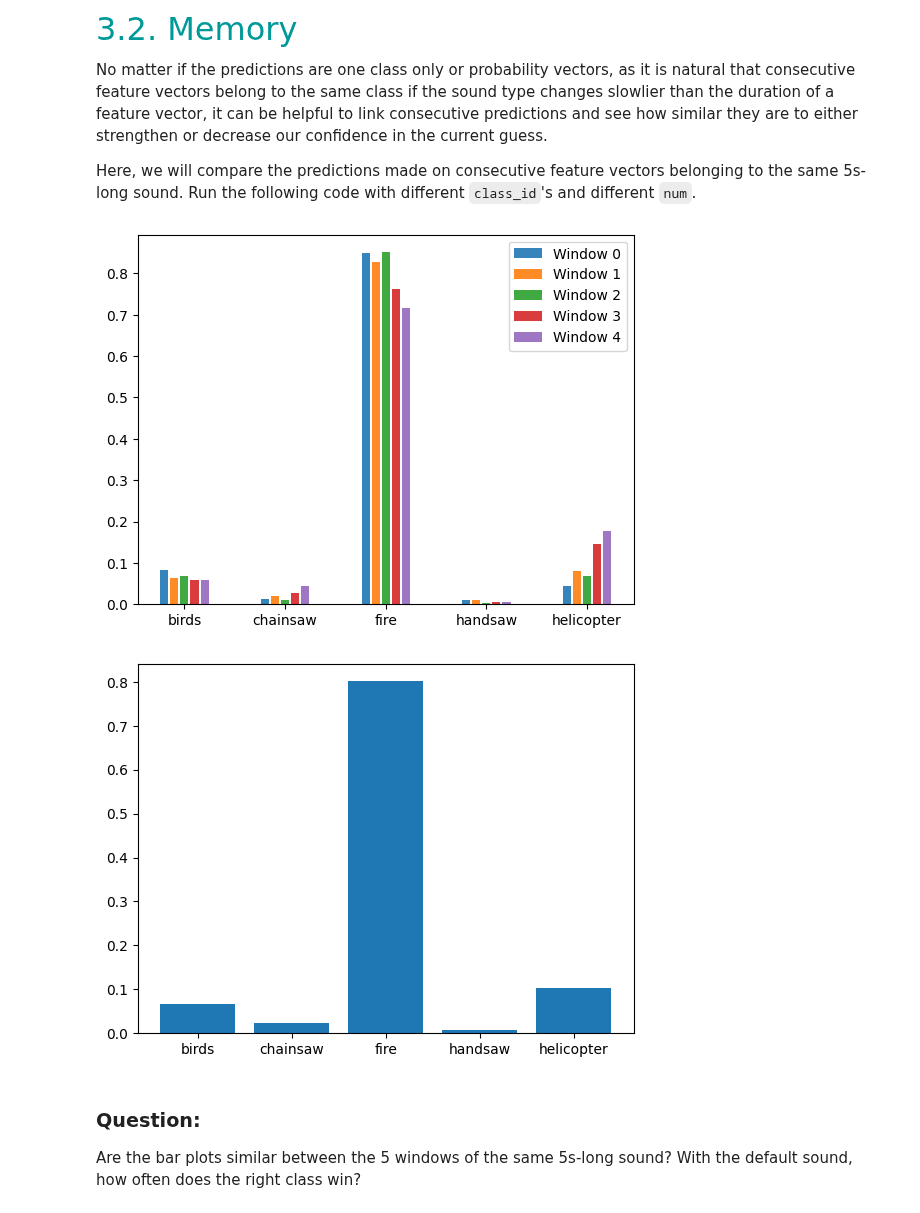
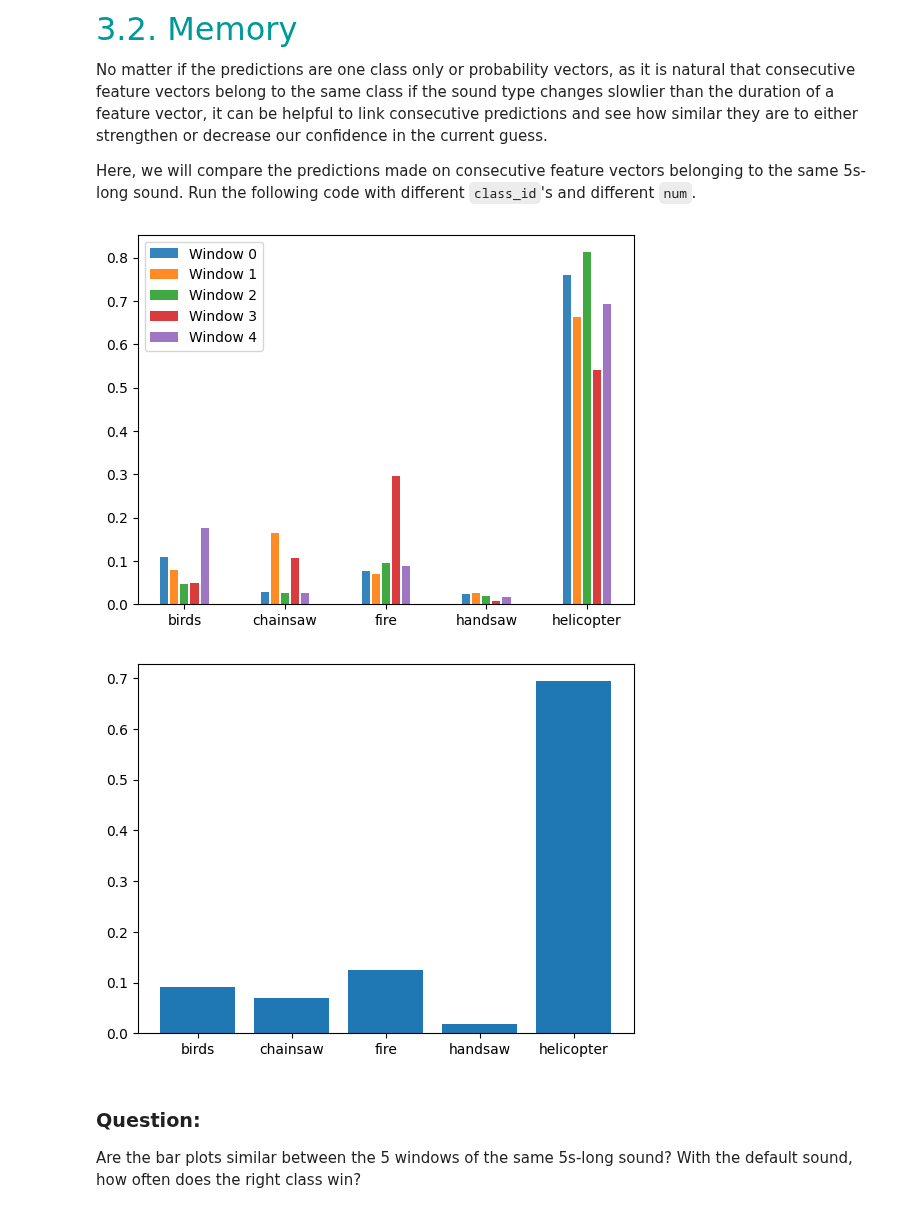
Before and after one commit to LELEC210X/LELEC210X, a Jupyter notebook: classification/h5a3_confidence_and_memory.ipynb, the cells around one changed output. Cells and saved outputs as stored; diff of their text form; code cells hidden in the pictures.

```diff
--- a/classification/h5a3_confidence_and_memory.ipynb
+++ b/classification/h5a3_confidence_and_memory.ipynb
@@ -60,7 +60,7 @@ Don't forget to normalize your feature vectors as well as reduce their dimension
 ### TO COMPLETE - Uncomment the following line
 model_dir = "data/models/"
 filename = "model.pickle"
-model = pickle.load(open(model_dir + filename, "rb"))
+model_knn = pickle.load(open(model_dir + filename, "rb"))
 normalize = True
 pca = None
 
@@ -112,9 +109,13 @@ Here, we will compare the predictions made on consecutive feature vectors belong
 Run the following code with different ``class_id``'s and different ``num``.
 # %%
 ### TO RUN
-num = 18  # 0 (default), 1, ..., 39
+model_dir = "data/models/"
+filename = "model.pickle"
+model_knn = pickle.load(open(model_dir + filename, "rb"))
 
-sound = dataset["fire", num]
+num = 1  # 0 (default), 1, ..., 39
+
+sound = dataset["helicopter", num]
 audio = AudioUtil.open(sound)
 audio = AudioUtil.resample(audio, 11025)
 AudioUtil.play(audio)
@@ -128,35 +129,35 @@ for window in range(n_win):
     sgram = AudioUtil.melspectrogram(sub_aud, Nmel=20)
     ncol = int(1000 * 11025 / (1e3 * 512))
     sgram = sgram[:, :ncol]
     fv = sgram.reshape(-1)
     fv = fv / np.linalg.norm(fv)
 
     ### TO COMPLETE - Eventually normalize and reduce feature vector dimensionality
 
     probs[window, :] = model_knn.predict_proba([fv])[0]
 
 "Mean bar chart"
 plt.figure()
 for window in range(n_win):
     plt.bar(
         np.arange(len(classnames)) * 2 * n_win + window,
         probs[window, :],
         alpha=0.9,
         label=f"Window {window}",
     )
 plt.legend()
 plt.gca().set_xticks(np.arange(len(classnames)) * 2 * n_win + 2)
 plt.gca().set_xticklabels(classnames)
 plt.show()
 
 plt.figure()
 plt.bar(np.arange(len(classnames)), np.mean(probs, axis=0))
 plt.gca().set_xticks(np.arange(len(classnames)))
 plt.gca().set_xticklabels(classnames)
 plt.show()
 # %% [output]
-[figure, old version]
+[figure, new version]
-[figure, old version]
+[figure, new version]
 # %% [markdown]
 ### Question:
 Are the bar plots similar between the 5 windows of the same 5s-long sound? With the default sound, how often does the right class win?
```
Also changed, not shown: parts of 3 cells of this notebook, 25 other files.
